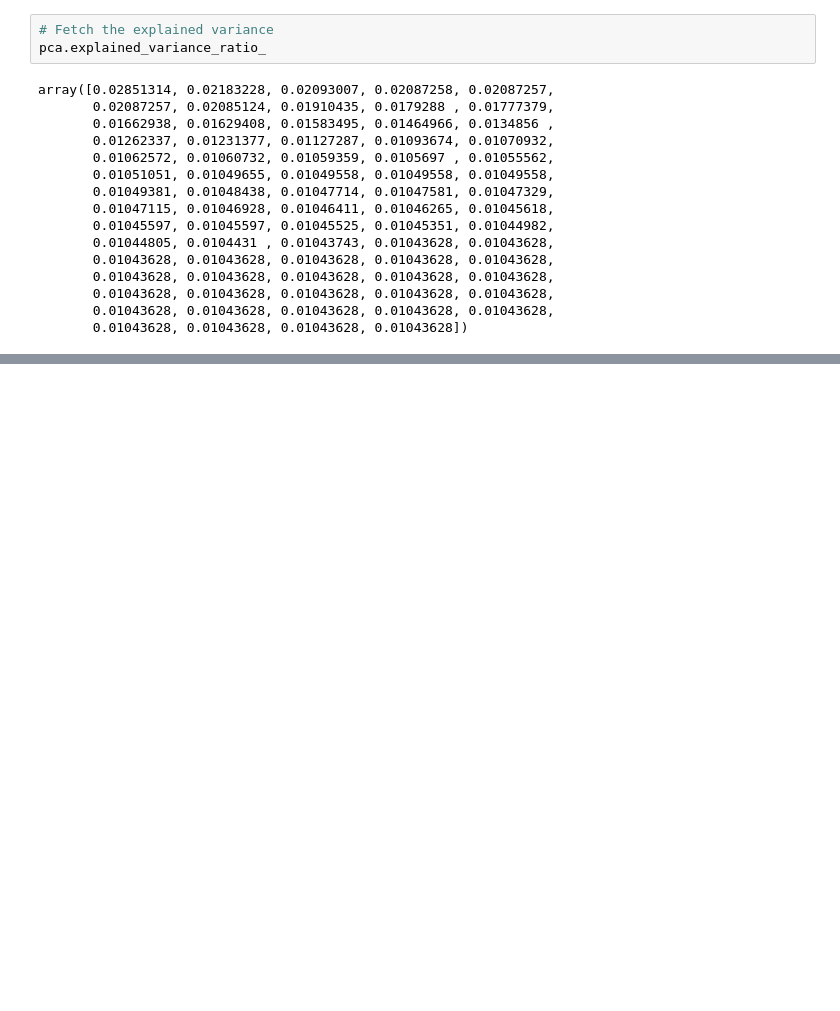
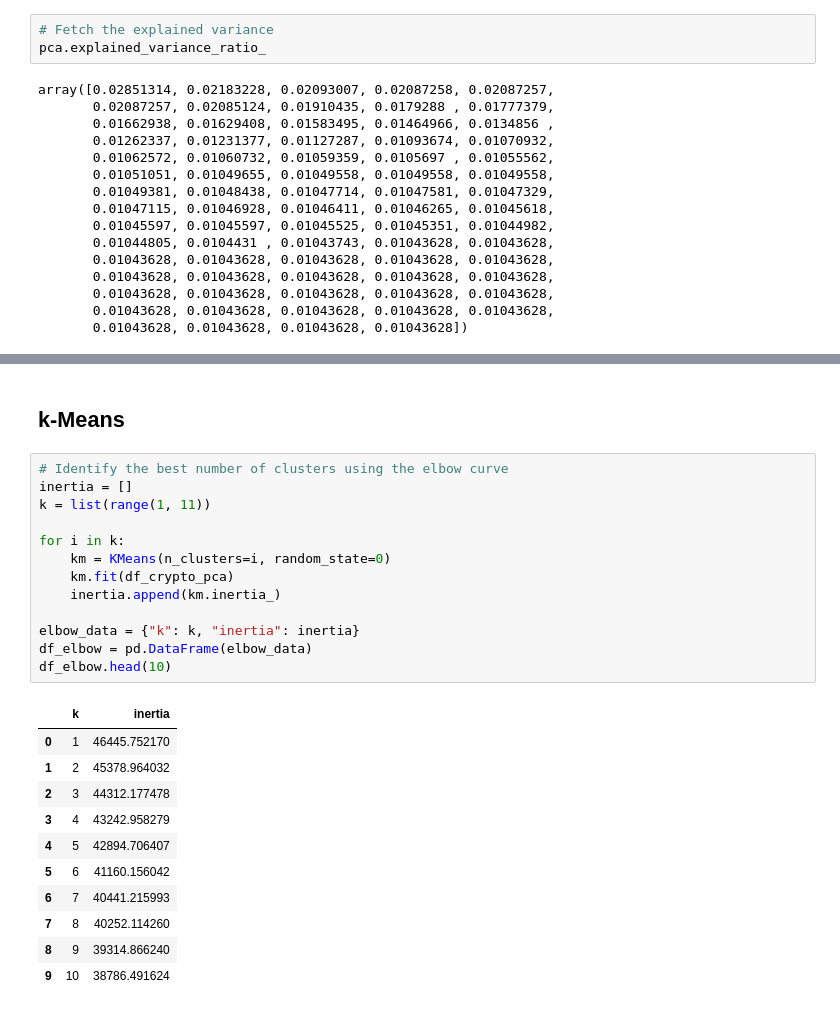
Before and after one commit to will5722/Cryptocurrency_Clusters, a Jupyter notebook: Cryptocurrency_Clusters.ipynb, the cells around one changed output, grey strips where cells are left out. Drawn from its saved outputs; the diff is of its cells as text; blank space fills up the shorter version.

```diff
--- a/Cryptocurrency_Clusters.ipynb
+++ b/Cryptocurrency_Clusters.ipynb
@@ -134,0 +161,27 @@ array([0.02851314, 0.02183228, 0.02093007, 0.02087258, 0.02087257,
+# %% [markdown]
+## k-Means
+# %%
+# Identify the best number of clusters using the elbow curve
+inertia = []
+k = list(range(1, 11))
+
+for i in k:
+    km = KMeans(n_clusters=i, random_state=0)
+    km.fit(df_crypto_pca)
+    inertia.append(km.inertia_)
+
+elbow_data = {"k": k, "inertia": inertia}
+df_elbow = pd.DataFrame(elbow_data)
+df_elbow.head(10)
+# %% [output]
+|  | k | inertia |
+| 0 | 1 | 46445.752170 |
+| 1 | 2 | 45378.964032 |
+| 2 | 3 | 44312.177478 |
+| 3 | 4 | 43242.958279 |
+| 4 | 5 | 42894.706407 |
+| 5 | 6 | 41160.156042 |
+| 6 | 7 | 40441.215993 |
+| 7 | 8 | 40252.114260 |
+| 8 | 9 | 39314.866240 |
+| 9 | 10 | 38786.491624 |
```
Also changed, not shown: parts of 13 cells of this notebook.
